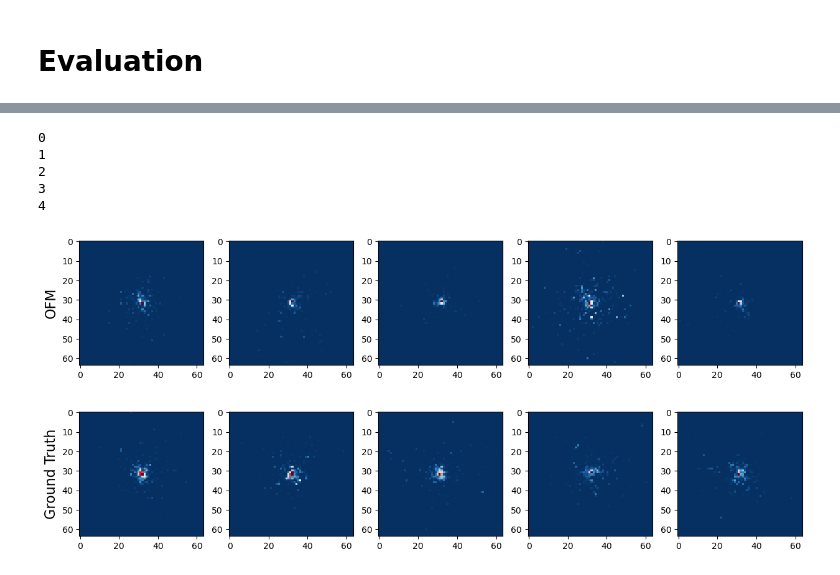
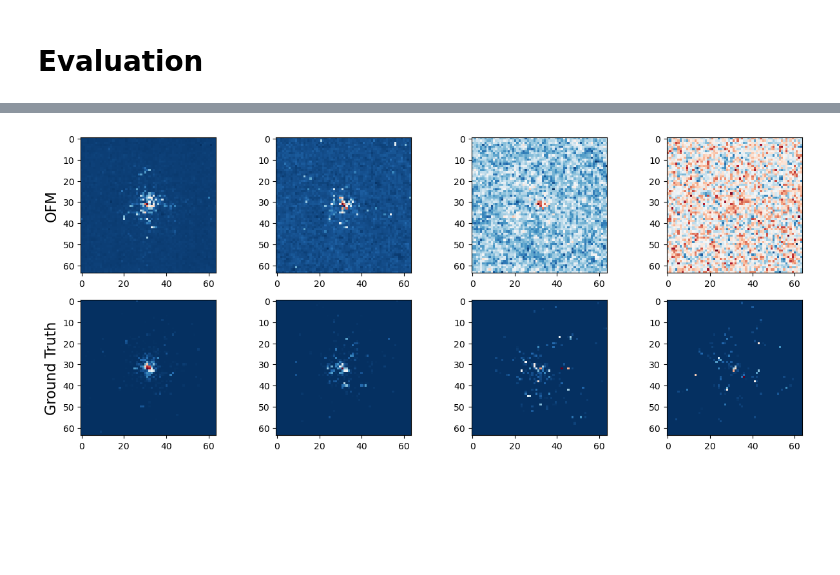
Before and after one commit to etiennedreyer/SPL_OFM, a Jupyter notebook: prior_learning/OFM_GRF_calorimeter.ipynb, the cells around one changed output, grey strips where cells are left out. Saved outputs shown, nothing was run; the diff lists cells and outputs as text; code cells hidden in the pictures; blank space fills up the shorter version.

```diff
--- a/prior_learning/OFM_GRF_calorimeter.ipynb
+++ b/prior_learning/OFM_GRF_calorimeter.ipynb
@@ -176,17 +189,19 @@ torch.Size([10, 1, 64, 64])
 # %%
-n_samples = 100
+n_channels = x_train.shape[1]
+n_samples = 10
 n_x_sample = 64
+n_eval = 12
 
 with torch.no_grad():
 
-    X_hat = fmot.sample([n_x_sample, n_x_sample], n_samples=n_samples, n_eval=10).cpu()
+    X_hat = fmot.sample([n_x_sample, n_x_sample], n_channels=n_channels, n_samples=n_samples, n_eval=n_eval).cpu()
     X_ground_truth = x_train[:5].squeeze()
     # plot
 
     X_alt = []
     for i in range(5):
         print(i)
-        X_temp = fmot.sample([n_x_sample, n_x_sample], n_samples=n_samples, n_eval=10).cpu().squeeze()
+        X_temp = fmot.sample([n_x_sample, n_x_sample], n_channels=n_channels, n_samples=n_samples, n_eval=n_eval).cpu().squeeze()
         X_alt.append(X_temp)
 
     X_alt = torch.vstack(X_alt)
@@ -197,30 +212,24 @@ with torch.no_grad():
     _, x_acovf_true = compute_acovf(x_train.squeeze())
     x_hist, bin_edges_alt = X_alt.histogram(range=[-4,4], density=True)
     x_hist_true, bin_edges = x_train.histogram(range=[-4, 4], density=True)
-
-    fig, ax = plt.subplots(1,5, figsize=(15,3))
-    for i in range(5):
-        x = X_hat[i,:,:].squeeze()
-
-        ax[i].imshow(x,cmap="RdBu_r")#, vmin=-2, vmax=2)
-        if i == 0:
-            ax[i].set_ylabel('OFM', fontsize=16)
-# %% [output]
-0
-1
-2
-3
-4
-[figure, removed]
-# %%
-fig, ax = plt.subplots(1,5, figsize=(15,3))
-for i in range(5):
-    x_ground_truth = X_ground_truth[i,:,:].squeeze()
-    ax[i].imshow(x_ground_truth,cmap="RdBu_r")#, vmin=-2, vmax=2)
-    if i == 0:
-        ax[i].set_ylabel('Ground Truth', fontsize=16)
-# %% [output]
-[figure, removed]
+# %%
+batch_idx = 0
+max_layers = 4
+
+fig, ax = plt.subplots(2, max_layers, figsize=(15,6))
+for i in range(max_layers):
+    x = X_hat[batch_idx,i,:,:]
+
+    ax[0,i].imshow(x,cmap="RdBu_r")#, vmin=-2, vmax=2)
+    if i == 0:
+        ax[0,i].set_ylabel('OFM', fontsize=16)
+
+    x_ground_truth = X_ground_truth[batch_idx,i,:,:]
+    ax[1,i].imshow(x_ground_truth,cmap="RdBu_r")#, vmin=-2, vmax=2)
+    if i == 0:
+        ax[1,i].set_ylabel('Ground Truth', fontsize=16)
+# %% [output]
+[figure, added]
 # %%
 fig, ax = plt.subplots(1,1, figsize=(6,4))
 ax.plot(bin_center, x_acovf_true, c='k', lw=3, label='Ground Truth')
```
Also changed, not shown: parts of 13 cells of this notebook, 3 other files.
